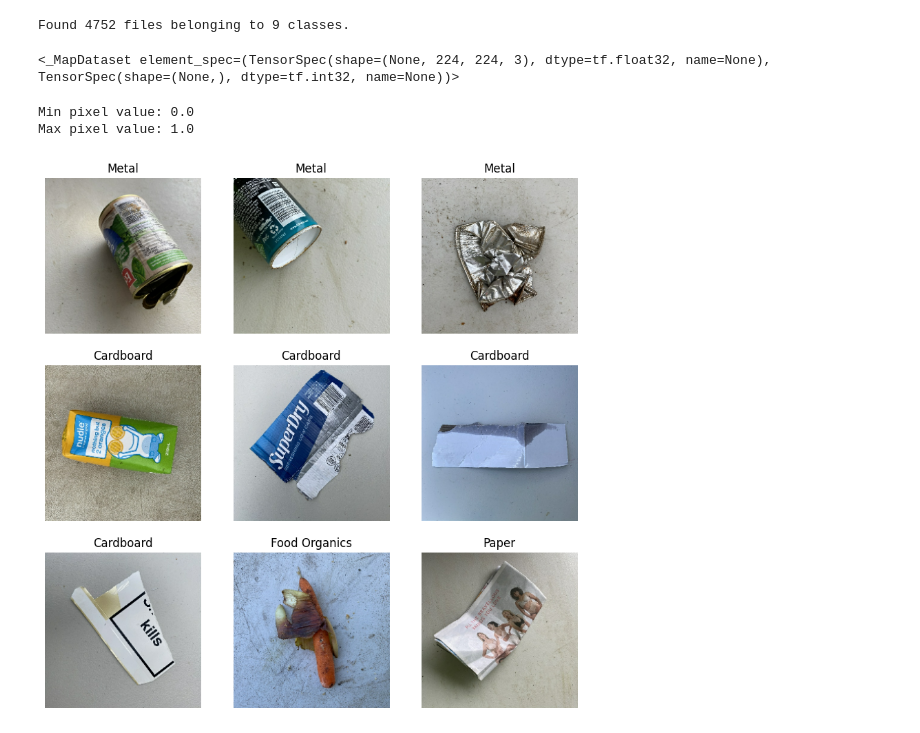
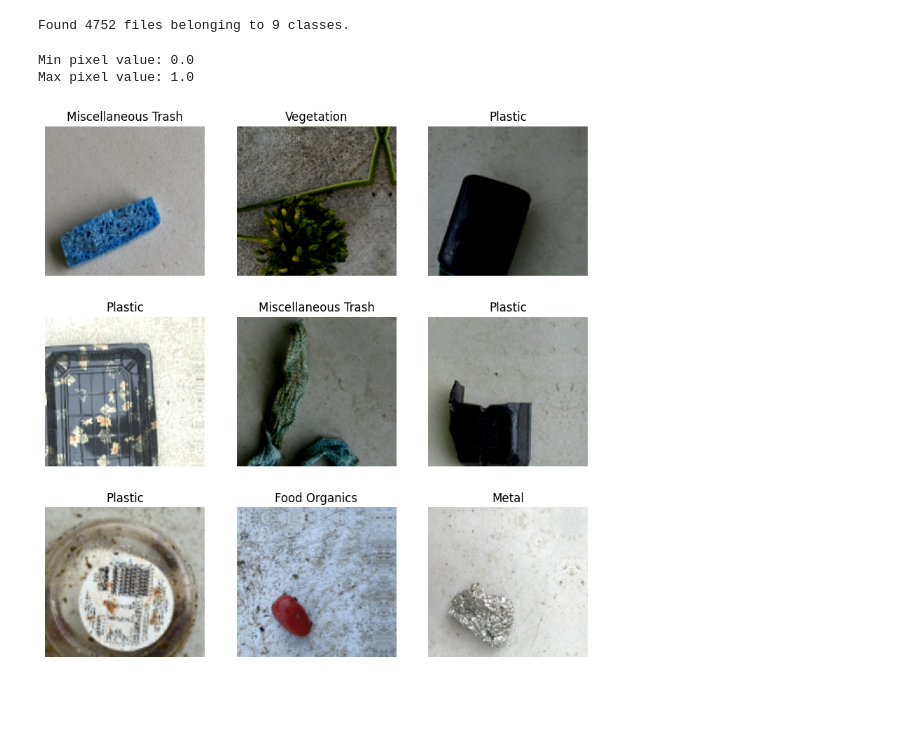
Before and after one commit to Anagha235/CNN-Data-Science-Project, a Jupyter notebook: CNN.ipynb, the cells around one changed output. Saved outputs shown, nothing was run; the diff lists cells and outputs as text; code cells hidden in the pictures; blank space fills up the shorter version.

```diff
--- a/CNN.ipynb
+++ b/CNN.ipynb
@@ -35,16 +40,14 @@ norm_dataset = dataset.map(normalize_img)
+# %%
+dataset_size = tf.data.experimental.cardinality(dataset).numpy()
 # %%
 # Shuffle and split the dataset into train, validation, and test sets
-train_size = int(0.7 * len(norm_dataset))  # 70% for training
-val_size = int(0.15 * len(norm_dataset))   # 15% for validation
-test_size = len(norm_dataset) - train_size - val_size  # 15% for testing
+train_size = int(0.7 * dataset_size)  # 70% for training
+val_size = int(0.15 * dataset_size)   # 15% for validation
+test_size = dataset_size - train_size - val_size  # 15% for testing
 
-train_dataset = norm_dataset.take(train_size)
-val_dataset = norm_dataset.skip(train_size).take(val_size)
-test_dataset = norm_dataset.skip(train_size + val_size)
+train_dataset = dataset.take(train_size).map(augment).map(normalize_img)
+val_dataset = dataset.skip(train_size).take(val_size).map(normalize_img)
+test_dataset = dataset.skip(train_size + val_size).map(normalize_img)
-# %%
-train_dataset.map(augment)
-# %% [output]
-<_MapDataset element_spec=(TensorSpec(shape=(None, 224, 224, 3), dtype=tf.float32, name=None), TensorSpec(shape=(None,), dtype=tf.int32, name=None))>
 # %%
 for images, labels in train_dataset.take(1):
     print(f"Min pixel value: {tf.reduce_min(images).numpy()}")
@@ -52,38 +55,20 @@ for images, labels in train_dataset.take(1):
 # %% [output]
 Min pixel value: 0.0
 Max pixel value: 1.0
-# %%
-class_names = sorted(os.listdir(data_path))  # Get folder names
-num_classes = len(class_names)
-# Apply one-hot encoding to labels
-def process_labels(image, label):
-    return image, tf.one_hot(label, num_classes)  # One-hot encoding
-
-train_dataset = train_dataset.map(process_labels)
-val_dataset = val_dataset.map(process_labels)
-test_dataset = test_dataset.map(process_labels)
 # %%
 def visualize_dataset(dataset, class_names):
     plt.figure(figsize=(10, 10))
-
     for images, labels in dataset.take(1):  # Get one batch
-        for i in range(9):  # Display 9 images
+        for i in range(9):  # Show 9 images
             ax = plt.subplot(3, 3, i + 1)
-
-            # Ensure image values are in the correct range for displaying (0 to 255)
-            img = images[i].numpy()  # Convert to numpy array
-            if img.max() <= 1.0:  # If the image is normalized between 0 and 1
-                img = img * 255  # Rescale to 0-255
-
-            plt.imshow(img.astype("uint8"))  # Convert to valid image format
-
-            # Extract the class index from one-hot encoded label
-            label_idx = tf.argmax(labels[i]).numpy()  # Get the index of the class
-            plt.title(class_names[label_idx])  # Use pre-stored class names
+            img = images[i].numpy()
+            plt.imshow(img)
+            label_idx = tf.argmax(labels[i]).numpy()  # Extract class index from one-hot label
+            plt.title(class_names[label_idx])
             plt.axis("off")
-
     plt.show()
 
+# Visualize data augmentation results
 visualize_dataset(train_dataset, class_names)
 # %% [output]
-[figure, old version]
+[figure, new version]
```
Also changed, not shown: parts of 6 cells of this notebook.
